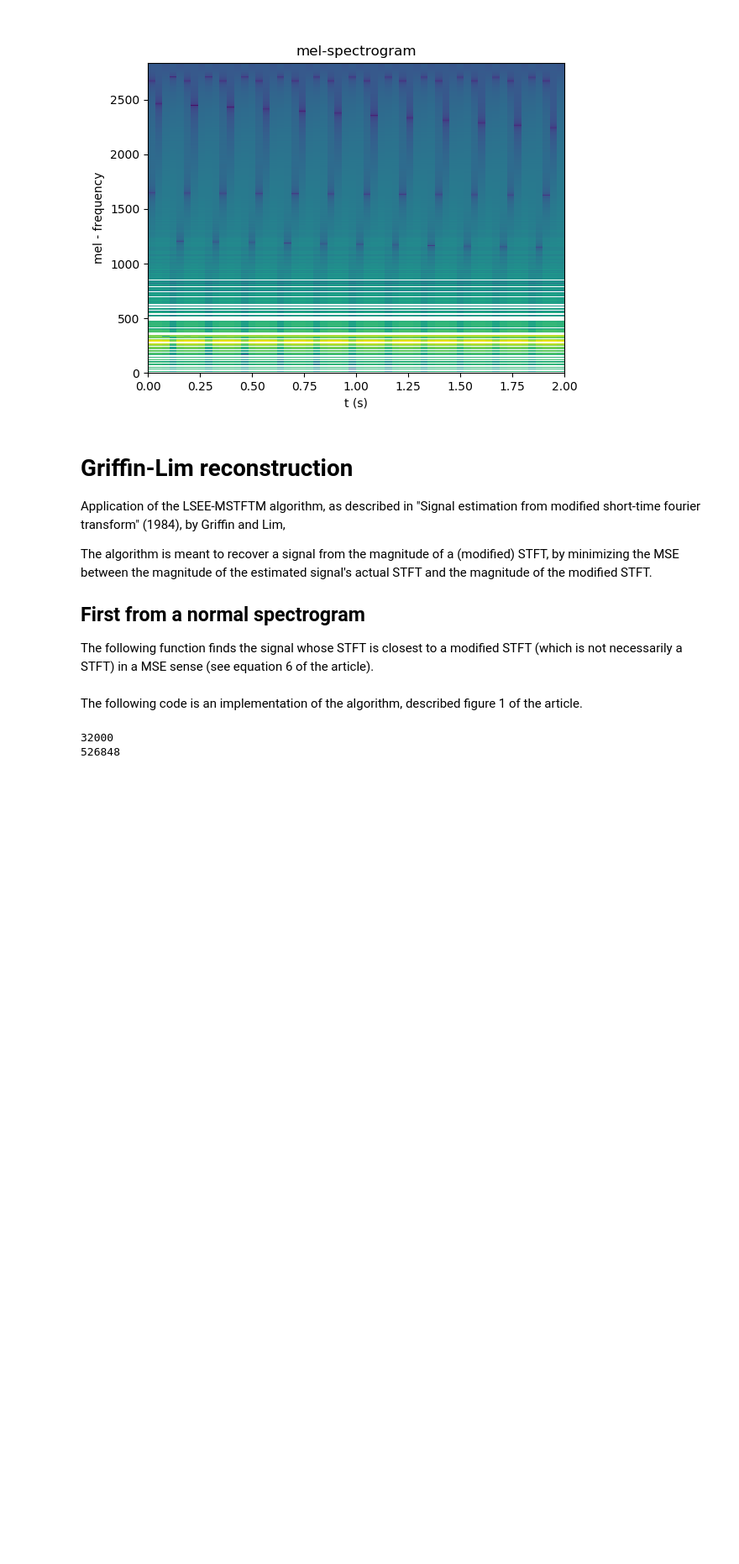
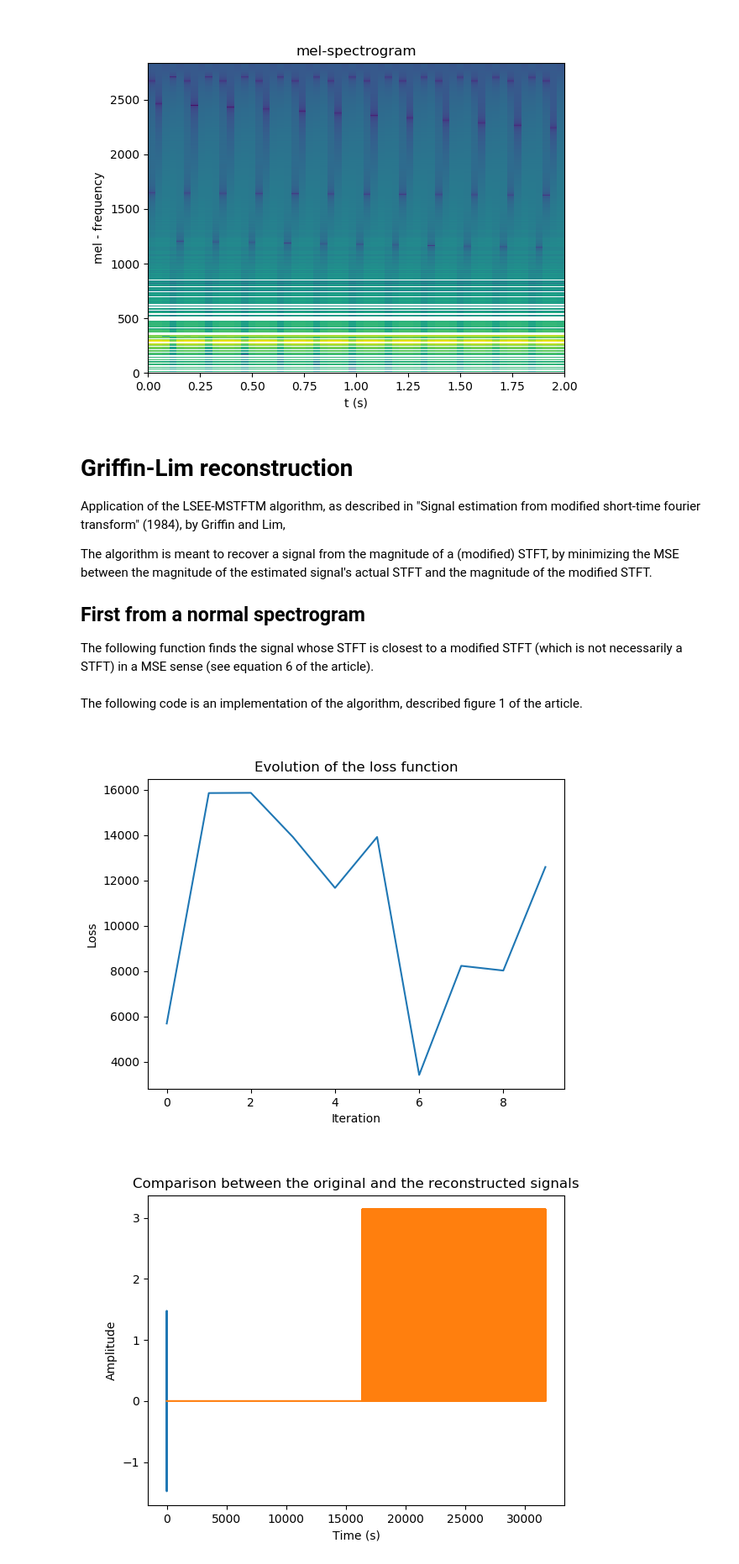
Before and after one commit to nabsara/electro-modelling, a Jupyter notebook: notebooks/Mel_spectrogram_griffin_lim_reconstruction.ipynb, the cells around one changed output. Shown at 84% size. Drawn from its saved outputs; the diff is of its cells as text; code cells hidden in the pictures; blank space fills up the shorter version.

```diff
--- a/notebooks/Mel_spectrogram_griffin_lim_reconstruction.ipynb
+++ b/notebooks/Mel_spectrogram_griffin_lim_reconstruction.ipynb
@@ -53,6 +53,7 @@ def get_stft(sig, window = np.hanning(2**11), Nfft = 2**11, R = 2**9, plot = Tru
     return out
 # %%
 Nfft = 2**11
+Nfreq = int(Nfft/2+1)
 Nw = 2**11
 window = np.hanning(Nw)
 R = Nw/4
@@ -147,7 +148,7 @@ The algorithm is meant to recover a signal from the magnitude of a (modified) ST
 
 The following function finds the signal whose STFT is closest to a modified STFT (which is not necessarily a STFT) in a MSE sense (see equation 6 of the article).
 # %%
-def get_closest_stft(X, window = np.hanning(2**11), Nfft = 2**11, R = 2**9, plot = True, Fe = None):
+def get_sig_with_closest_stft(X, window = np.hanning(2**11), Nfft = 2**11, R = 2**9, plot = True, Fe = None):
     '''
     This function computes the signal x whose STFT is closest to the array X (the modified STFT), according to equation 6 in the article.
     This procedure is close, but not exactly equivalent, to the OLA method.
@@ -161,34 +162,64 @@ def get_closest_stft(X, window = np.hanning(2**11), Nfft = 2**11, R = 2**9, plot
     OUTPUT :
     - x : the estimated signal
     '''
-    nb_frames = X.shape[0]
+    nb_frames = np.shape(X)[1]
     Nw = len(window)
-    signal_length = int(nb_fr) # TODO : FIX THIS, might be wrong
+    signal_length = int(nb_frames*R + Nw)
     x = np.empty(signal_length)
     for ind_frame,ind_time in enumerate(range(signal_length-Nw,R)):
-        x[ind_time:ind_time+Nw] += window*np.real(np.fft.ifft(X[ind_frame])) # TODO : maybe we need the negative frequencies as well here, be careful
-    # TODO : the plot code
+        yw_frame = np.real(np.fft.irfft(X[:,ind_frame]))
+        frame_contribution = window*yw_frame
+        x[ind_time:ind_time+Nw] += frame_contribution
     return x
 # %% [markdown]
 The following code is an implementation of the algorithm, described figure 1 of the article.
 # %%
 STFTM = np.abs(STFT) # The ground truth, STFT magnitude of the signal
 
-nb_frames = STFT_mag.shape[0]
-signal_length = int(nb_frames*R + Nw) # TODO : FIX THIS, might be wrong
-
+nb_frames = STFTM.shape[1]
+signal_length = int(nb_frames*R + Nw)
 N_iterations = 10# number of iterations
 loss = np.empty(N_iterations) # to show the evolution of the loss (MSE) over the iterations
 
-#TODO : fix the initial signal's length
-x_recovered = np.random.rand(T*Fe) # Initial guess for the reconstructed signal, a Gaussian noise in the original article
+# Initial guess for the reconstructed signal, a Gaussian noise in the original article
+x_recovered = np.random.rand(T*Fe)
+
 for ind_iteration in range(N_iterations):
-    STFT_hat = get_stft(x_recovered) # STFT of the recovered signal
+    STFT_hat = get_stft(x_recovered, plot = False) # STFT of the recovered signal
     STFT_hat_magnitude = np.abs(STFT_hat)
     STFT_hat_angle = np.angle(STFT_hat)
-    STFT_estimation = STFTM*np.exp(1j*STFT_hat_angle) #
-    x_recovered = get_closest_stft(STFT_estimation) # Update the recovered signal
-    loss[ind_iteration] = np.norm(STFT_hat_magnitude-STFTM)
+    STFT_estimation = STFTM*np.exp(1j*STFT_hat_angle)
+    x_recovered = get_sig_with_closest_stft(STFT_estimation) # Update the recovered signal
+    loss[ind_iteration] = np.linalg.norm(STFT_hat_magnitude-STFTM)
+
+STFT_recovered = get_stft(x_recovered, plot = False)
+
+plt.figure()
+plt.plot(loss)
+plt.title('Evolution of the loss function')
+plt.xlabel('Iteration')
+plt.ylabel('Loss')
+
+plt.figure()
+plt.plot(t,sig)
+plt.plot(x_recovered)
+plt.title('Comparison between the original and the reconstructed signals')
+plt.xlabel('Time (s)')
+plt.ylabel('Amplitude')
+
+plt.figure()
+plt.subplot(2,1,1)
+plt.imshow(20*np.log10(np.abs(STFT[:Nfreq,:])), aspect = 'auto', interpolation = 'none', origin = 'lower')
+plt.xlabel('Frame index')
+plt.ylabel('Frequency bin')
+plt.title('Original spectrogram')
+
+plt.subplot(2,1,2)
+plt.imshow(20*np.log10(np.abs(STFT_recovered[:Nfreq,:])), aspect = 'auto', interpolation = 'none', origin = 'lower')
+plt.xlabel('Frame index')
+plt.ylabel('Frequency bin')
+plt.title('Reconstructed spectrogram')
+plt.tight_layout()
 # %% [output]
-32000
-526848
+[figure, added]
+[figure, added]
```
Also changed, not shown: parts of 2 cells of this notebook.
